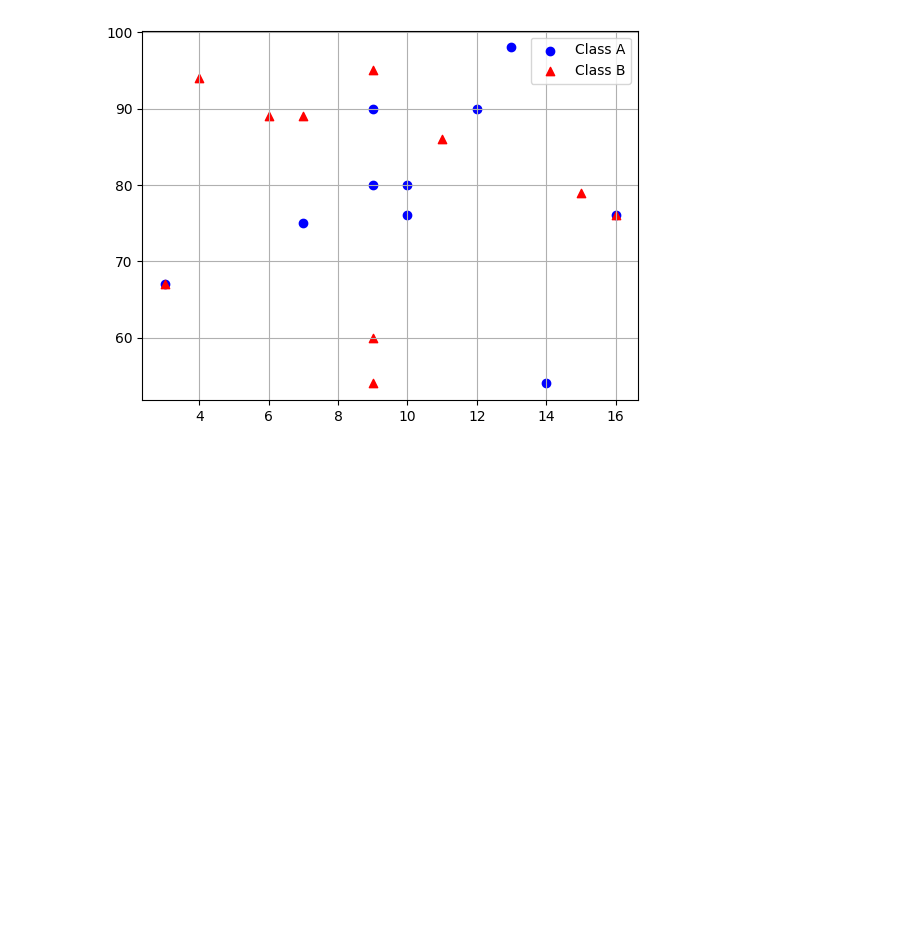
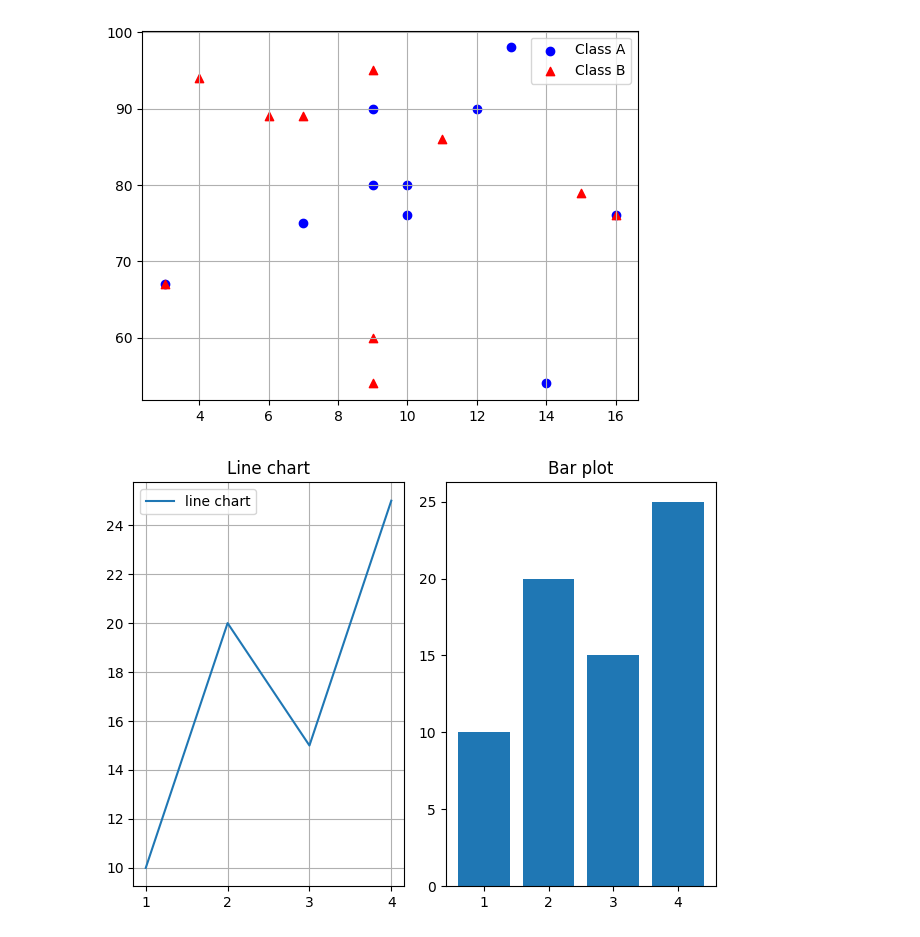
Before and after one commit to KedarDamale/Data-Science, a Jupyter notebook: matplotlib/4.lesson4.ipynb, the cells around one changed output. Drawn from its saved outputs; the diff is of its cells as text; code cells hidden in the pictures; blank space fills up the shorter version.

```diff
--- a/matplotlib/4.lesson4.ipynb
+++ b/matplotlib/4.lesson4.ipynb
@@ -26,3 +26,24 @@ plt.show()
 #we use subplot() function to divide the canvas in cells
 # %%
 #Syntax: plt.subplot(nrows(number of rows in canvas),ncols(number of columns in canvas),index(1 based indexing not 0))
+# %%
+import matplotlib.pyplot as plt
+
+x=[1,2,3,4]
+y=[10,20,15,25]
+
+plt.subplot(1,2,1) #one row two columns in canvas and in that  1st position
+plt.plot(x,y,label="line chart")
+plt.title("Line chart")
+plt.grid()
+plt.legend()
+
+plt.subplot(1,2,2)
+plt.bar(x,y)
+plt.title("Bar plot")
+
+
+plt.tight_layout()
+plt.show()
+# %% [output]
+[figure, added]
```
Also changed, not shown: parts of 1 cell of this notebook, 1 other file.
